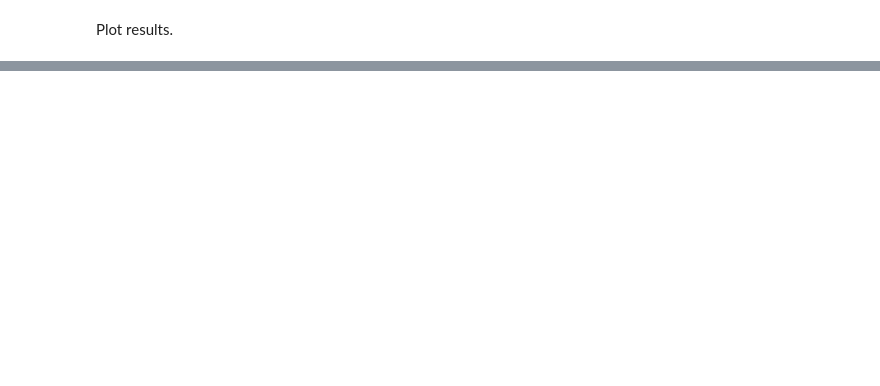
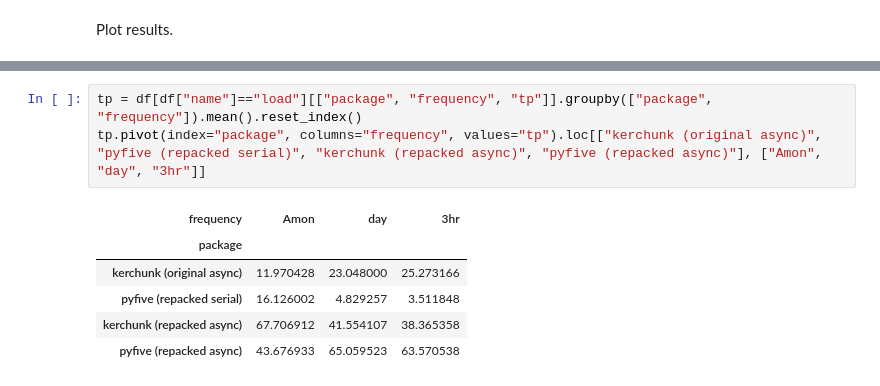
Before and after one commit to zequihg50/new-insights-netcdf, a Jupyter notebook: results.ipynb, the cells around one changed output, grey strips where cells are left out. Saved outputs shown, nothing was run; the diff lists cells and outputs as text; blank space fills up the shorter version.

```diff
--- a/results.ipynb
+++ b/results.ipynb
@@ -146,0 +129,10 @@ g.fig.savefig("test.pdf", bbox_inches="tight")
+# %%
+tp = df[df["name"]=="load"][["package", "frequency", "tp"]].groupby(["package", "frequency"]).mean().reset_index()
+tp.pivot(index="package", columns="frequency", values="tp").loc[["kerchunk (original async)", "pyfive (repacked serial)", "kerchunk (repacked async)", "pyfive (repacked async)"], ["Amon", "day", "3hr"]]
+# %% [output]
+| frequency | Amon | day | 3hr |
+| package |  |  |  |
+| kerchunk (original async) | 11.970428 | 23.048000 | 25.273166 |
+| pyfive (repacked serial) | 16.126002 | 4.829257 | 3.511848 |
+| kerchunk (repacked async) | 67.706912 | 41.554107 | 38.365358 |
+| pyfive (repacked async) | 43.676933 | 65.059523 | 63.570538 |
```
Also changed, not shown: parts of 5 cells of this notebook, 1 other file.
